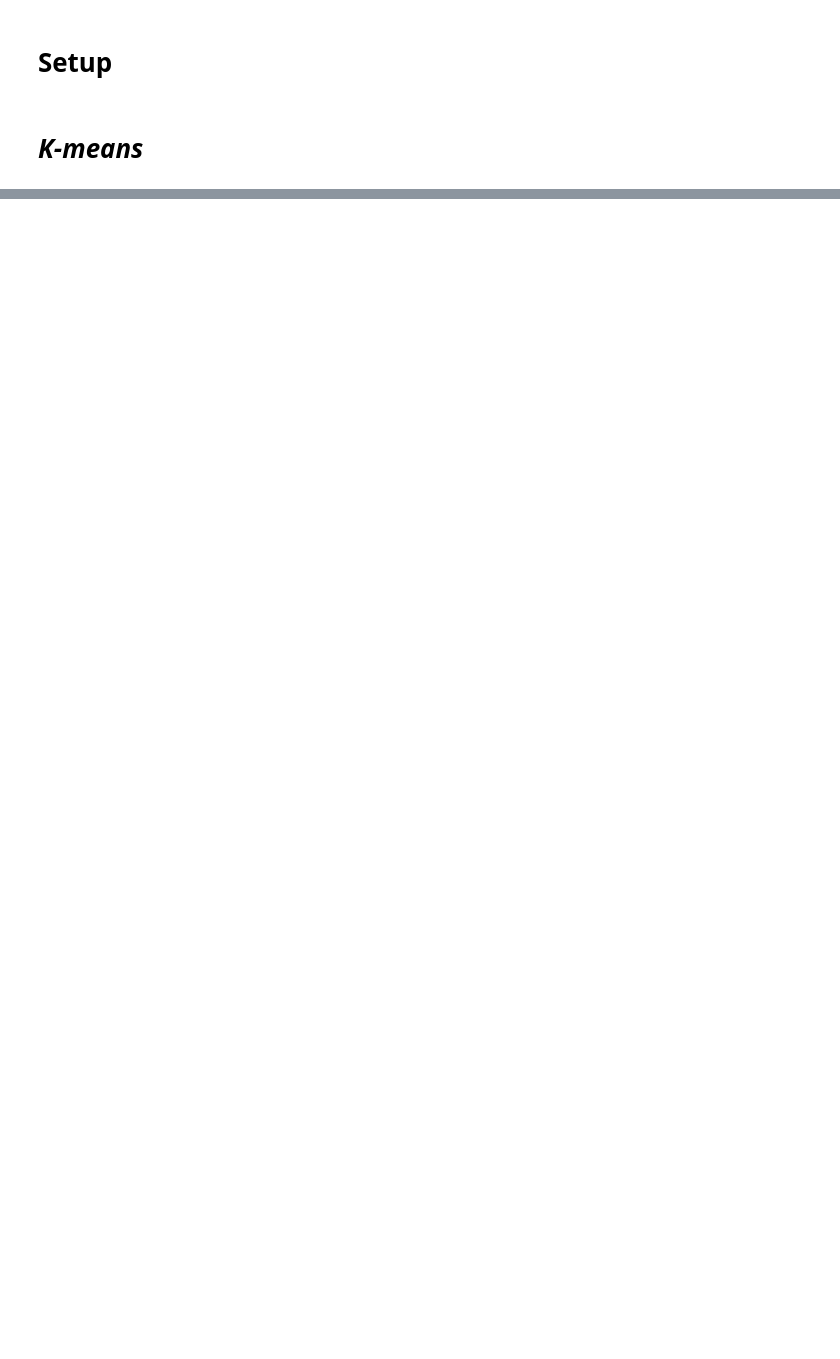
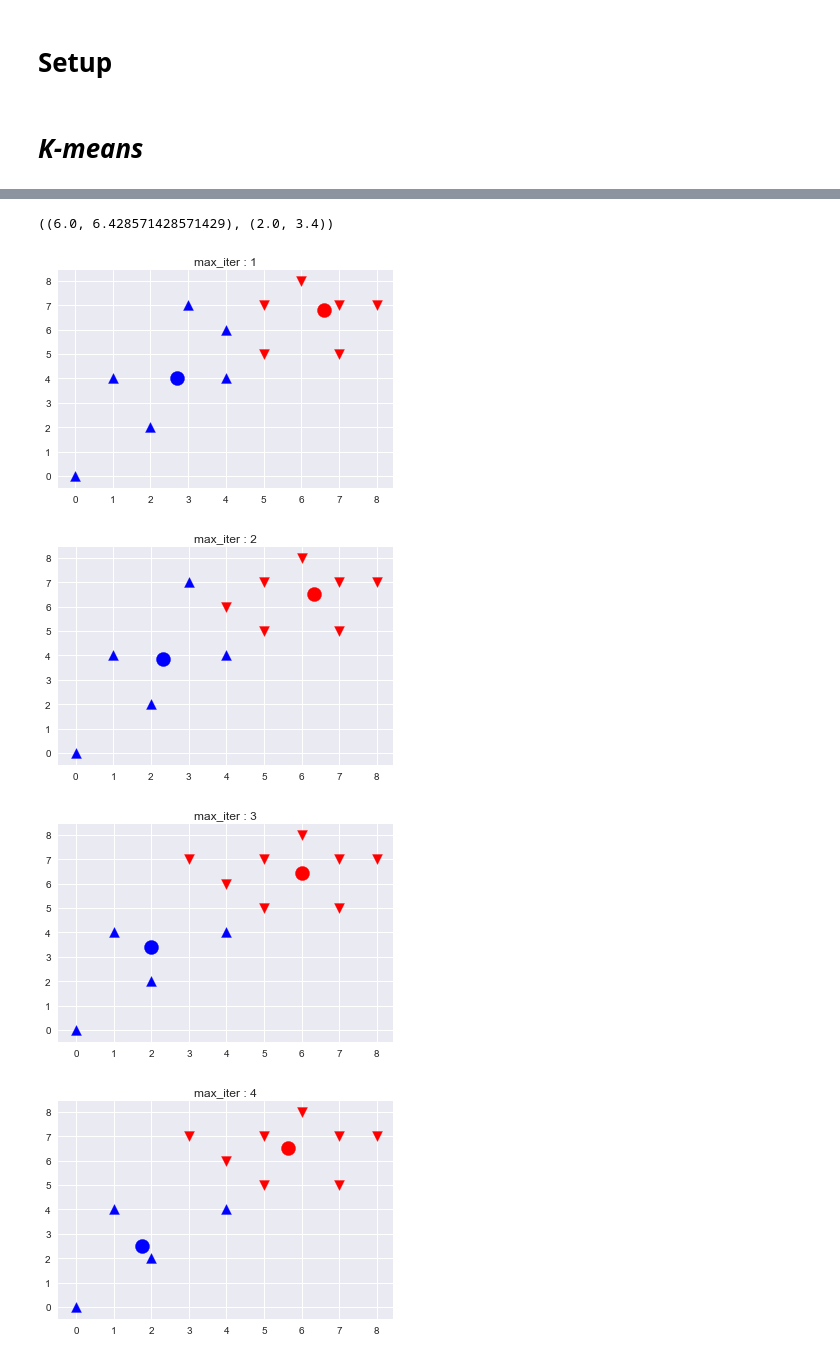
Before and after one commit to seokyeongheo/TIL, a Jupyter notebook: 05_clustering/01_K-means_Clustering.ipynb, the cells around one changed output, grey strips where cells are left out. Drawn from its saved outputs; the diff is of its cells as text; code cells hidden in the pictures; blank space fills up the shorter version.

```diff
--- a/05_clustering/01_K-means_Clustering.ipynb
+++ b/05_clustering/01_K-means_Clustering.ipynb
@@ -15,0 +112,14 @@ array([7, 5, 7, 4, 4, 1, 0, 2, 8, 6, 5, 3])
+# %%
+cal_new_centroid(model2, c0, c1)
+# %% [output]
+((6.0, 6.428571428571429), (2.0, 3.4))
+# %%
+for i in range(1, 10):
+    model = KMeans(n_clusters=2, init='random', n_init=1, max_iter=i, random_state=1).fit(X)
+    c0, c1 = model.cluster_centers_
+    plot_cluster(model, c0, c1, i)
+# %% [output]
+[figure, added]
+[figure, added]
+[figure, added]
+[figure, added]
```
Also changed, not shown: parts of 19 cells of this notebook.
